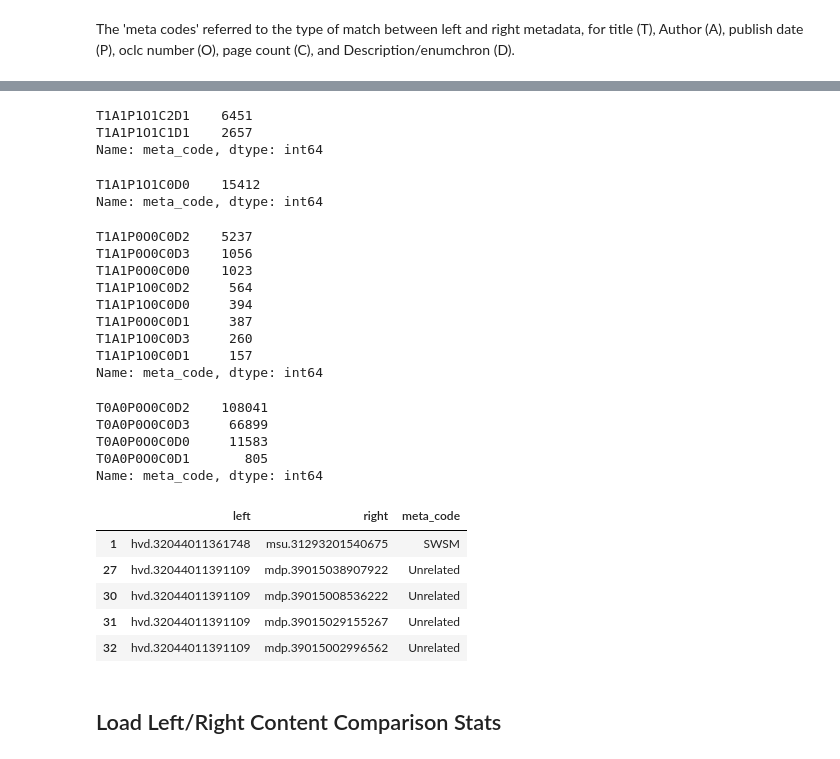
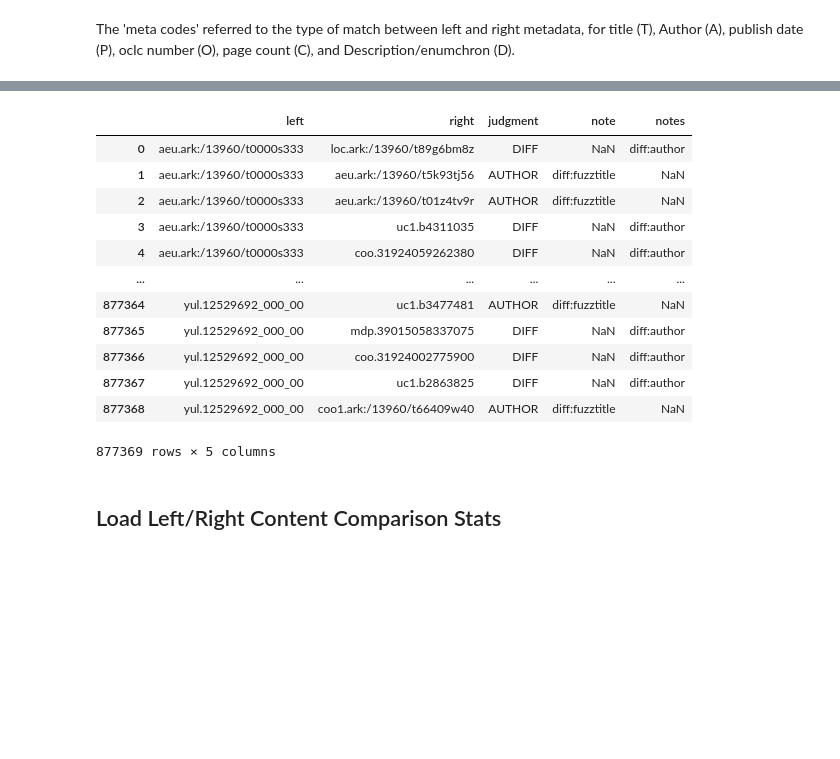
Before and after one commit to massivetexts/compare-tools, a Jupyter notebook: examples/InitialStatsClassification.ipynb, the cells around one changed output, grey strips where cells are left out. Cells and saved outputs as stored; diff of their text form; code cells hidden in the pictures; blank space fills up the shorter version.

Commit message:
Updated classification, using metadata ground truth from testing dataset.

```diff
--- a/examples/InitialStatsClassification.ipynb
+++ b/examples/InitialStatsClassification.ipynb
@@ -43,50 +23,19 @@ top_codes = ddf.meta_code.value_counts().compute()
-# %%
-# SWSM
-# Perfectly identical, has entry in Description and it matches
-top_codes[top_codes.index.str.contains('^T1A1P1O1C[12]D1')]
-# %% [output]
-T1A1P1O1C2D1    6451
-T1A1P1O1C1D1    2657
-Name: meta_code, dtype: int64
-# %%
-# Diff vol
-# same title+date+oclc, but different page count and description
-top_codes[top_codes.index.str.contains('^T1A1P1O1C0D0')]
-# %% [output]
-T1A1P1O1C0D0    15412
-Name: meta_code, dtype: int64
-# %%
-# SWDE
-# same title+date+oclc, but different page count and description
-top_codes[top_codes.index.str.contains('^T1A1P.O0C0D.')]
-# %% [output]
-T1A1P0O0C0D2    5237
-T1A1P0O0C0D3    1056
-T1A1P0O0C0D0    1023
-T1A1P1O0C0D2     564
-T1A1P1O0C0D0     394
-T1A1P0O0C0D1     387
-T1A1P1O0C0D3     260
-T1A1P1O0C0D1     157
-Name: meta_code, dtype: int64
-# %%
-top_codes[top_codes.index.str.contains('T0A0P0O0C0D.')]
-# %% [output]
-T0A0P0O0C0D2    108041
-T0A0P0O0C0D3     66899
-T0A0P0O0C0D0     11583
-T0A0P0O0C0D1       805
-Name: meta_code, dtype: int64
-# %%
-select = ddf[ddf.meta_code.str.contains('T1A1P.O0C0D.|T1A1P1O1C0D0|T1A1P1O1C[12]D1|T0A0P0O0C0D.')]
-select['meta_code'] = select.meta_code.str.replace('T1A1P.O0C0D.', 'SWDE').str.replace('T1A1P1O1C0D0', 'WP_DV').str.replace('T1A1P1O1C[12]D1', 'SWSM').str.replace('T0A0P0O0C0D.', 'Unrelated')
-select.head()
-# %% [output]
-|  | left | right | meta_code |
-| 1 | hvd.32044011361748 | msu.31293201540675 | SWSM |
-| 27 | hvd.32044011391109 | mdp.39015038907922 | Unrelated |
-| 30 | hvd.32044011391109 | mdp.39015008536222 | Unrelated |
-| 31 | hvd.32044011391109 | mdp.39015029155267 | Unrelated |
-| 32 | hvd.32044011391109 | mdp.39015002996562 | Unrelated |
+# %%
+truth = pd.read_csv('../../sampling/ground_truth_meta_judgments.csv.gz')
+truth
+# %% [output]
+|  | left | right | judgment | note | notes |
+| 0 | aeu.ark:/13960/t0000s333 | loc.ark:/13960/t89g6bm8z | DIFF | NaN | diff:author |
+| 1 | aeu.ark:/13960/t0000s333 | aeu.ark:/13960/t5k93tj56 | AUTHOR | diff:fuzztitle | NaN |
+| 2 | aeu.ark:/13960/t0000s333 | aeu.ark:/13960/t01z4tv9r | AUTHOR | diff:fuzztitle | NaN |
+| 3 | aeu.ark:/13960/t0000s333 | uc1.b4311035 | DIFF | NaN | diff:author |
+| 4 | aeu.ark:/13960/t0000s333 | coo.31924059262380 | DIFF | NaN | diff:author |
+| ... | ... | ... | ... | ... | ... |
+| 877364 | yul.12529692_000_00 | uc1.b3477481 | AUTHOR | diff:fuzztitle | NaN |
+| 877365 | yul.12529692_000_00 | mdp.39015058337075 | DIFF | NaN | diff:author |
+| 877366 | yul.12529692_000_00 | coo.31924002775900 | DIFF | NaN | diff:author |
+| 877367 | yul.12529692_000_00 | uc1.b2863825 | DIFF | NaN | diff:author |
+| 877368 | yul.12529692_000_00 | coo1.ark:/13960/t66409w40 | AUTHOR | diff:fuzztitle | NaN |
+877369 rows × 5 columns
 # %% [markdown]
 ## Load Left/Right Content Comparison Stats
```
Also changed, not shown: parts of 45 cells of this notebook.
